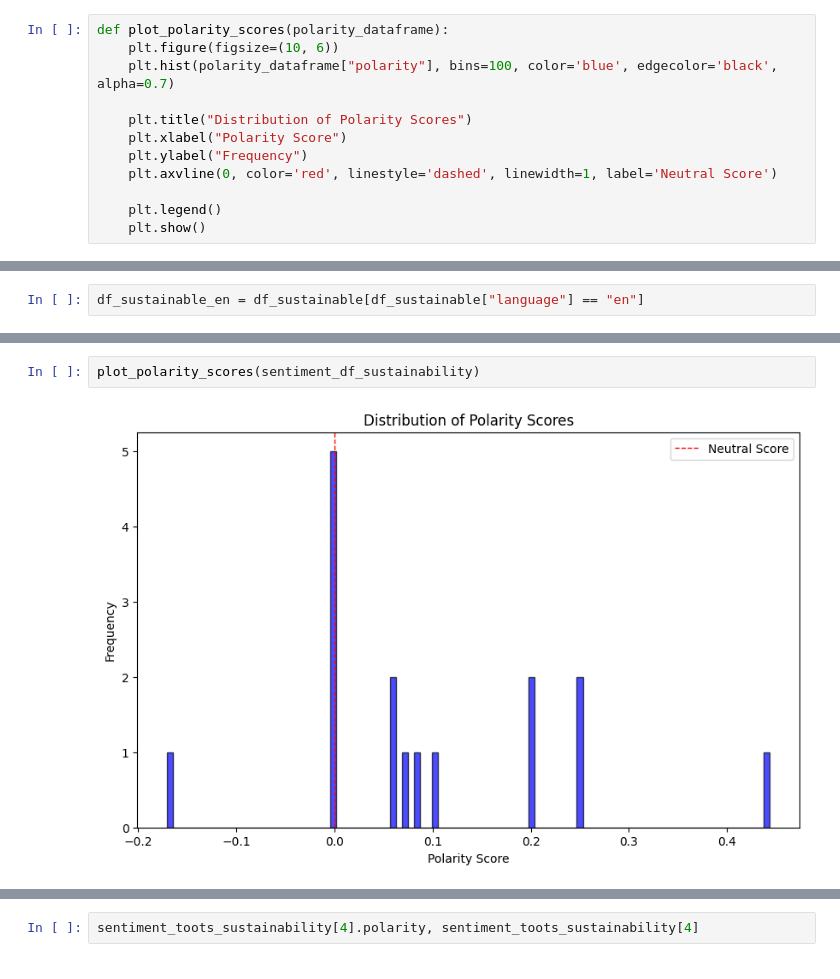
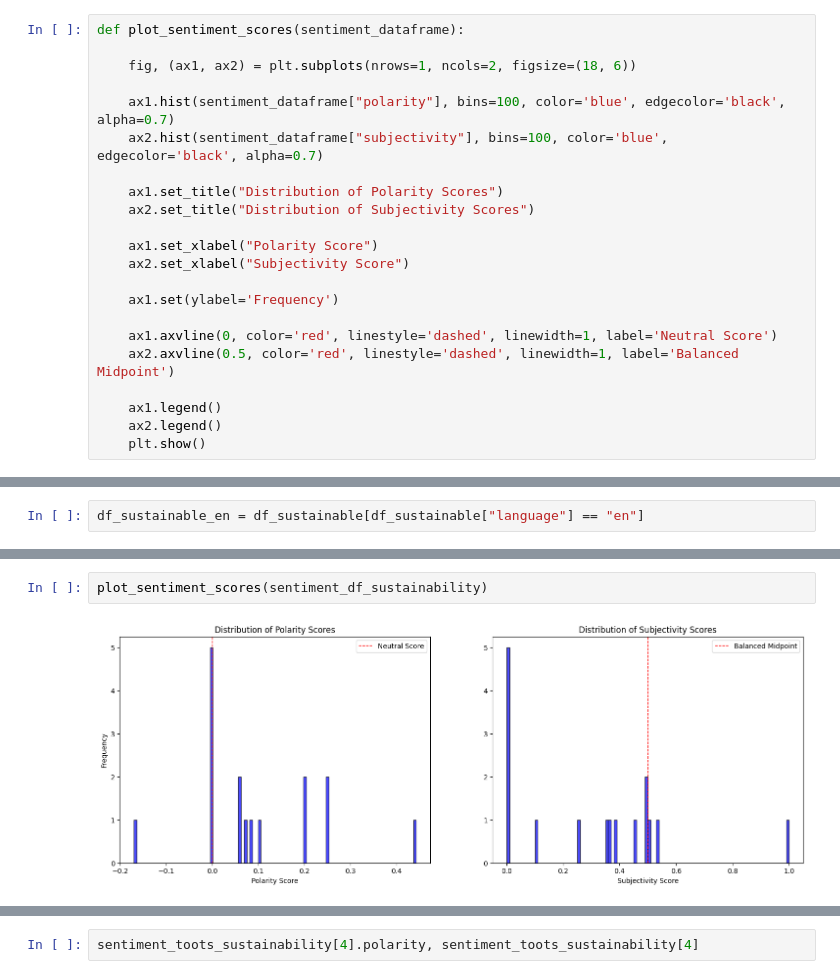
Before and after one commit to StefWed/investigate-public-opinion-on-retail, a Jupyter notebook: notebooks/Mastodon_Ikea_Prototype.ipynb, the cells around one changed output, grey strips where cells are left out. Drawn from its saved outputs; the diff is of its cells as text.

Commit message:
Add an Adapted Plot Function to Mastodon IKEA Which Includes the Subjectivity Score

```diff
--- a/notebooks/Mastodon_Ikea_Prototype.ipynb
+++ b/notebooks/Mastodon_Ikea_Prototype.ipynb
@@ -341,16 +382,26 @@ def remove_url(txt):
 
     return no_url
 # %%
-def plot_polarity_scores(polarity_dataframe):
-    plt.figure(figsize=(10, 6))
-    plt.hist(polarity_dataframe["polarity"], bins=100, color='blue', edgecolor='black', alpha=0.7)
+def plot_sentiment_scores(sentiment_dataframe):
 
-    plt.title("Distribution of Polarity Scores")
-    plt.xlabel("Polarity Score")
-    plt.ylabel("Frequency")
-    plt.axvline(0, color='red', linestyle='dashed', linewidth=1, label='Neutral Score')
+    fig, (ax1, ax2) = plt.subplots(nrows=1, ncols=2, figsize=(18, 6))
 
-    plt.legend()
+    ax1.hist(sentiment_dataframe["polarity"], bins=100, color='blue', edgecolor='black', alpha=0.7)
+    ax2.hist(sentiment_dataframe["subjectivity"], bins=100, color='blue', edgecolor='black', alpha=0.7)
+
+    ax1.set_title("Distribution of Polarity Scores")
+    ax2.set_title("Distribution of Subjectivity Scores")
+
+    ax1.set_xlabel("Polarity Score")
+    ax2.set_xlabel("Subjectivity Score")
+
+    ax1.set(ylabel='Frequency')
+
+    ax1.axvline(0, color='red', linestyle='dashed', linewidth=1, label='Neutral Score')
+    ax2.axvline(0.5, color='red', linestyle='dashed', linewidth=1, label='Balanced Midpoint')
+
+    ax1.legend()
+    ax2.legend()
     plt.show()
 # %%
 def sentiment_with_textblob(dataframe):
@@ -386,5 +437,5 @@ The list contains 16 toots
 # %%
-plot_polarity_scores(sentiment_df_sustainability)
+plot_sentiment_scores(sentiment_df_sustainability)
 # %% [output]
-[figure, old version]
+[figure, new version]
 # %% [markdown]
```
Also changed, not shown: parts of 11 cells of this notebook.
